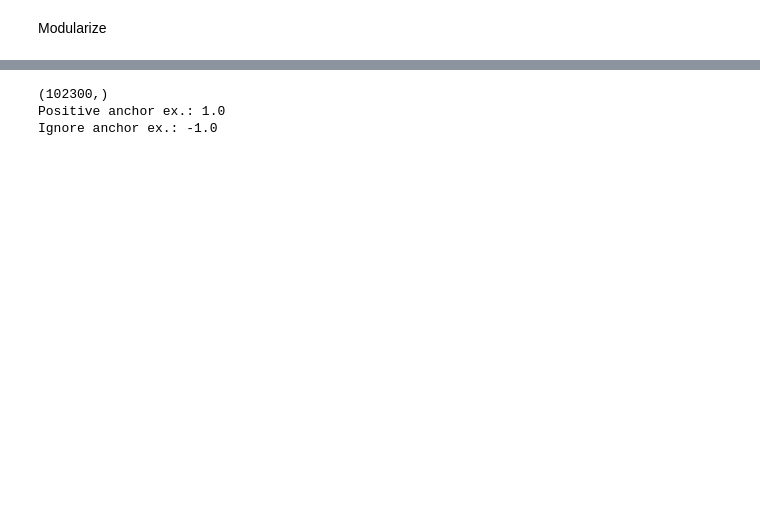
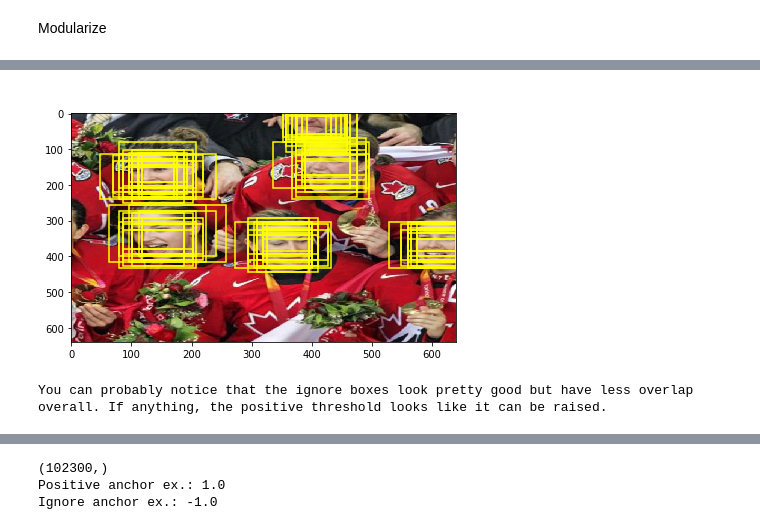
Before and after one commit to boltonn/tfcv, a Jupyter notebook: notebooks/AnchorBoxes.ipynb, the cells around one changed output, grey strips where cells are left out. Saved outputs shown, nothing was run; the diff lists cells and outputs as text; code cells hidden in the pictures; blank space fills up the shorter version.

```diff
--- a/notebooks/AnchorBoxes.ipynb
+++ b/notebooks/AnchorBoxes.ipynb
@@ -710,0 +724,7 @@ STOPPPPPPPPPPPPPPPPPPPPPPPPPPPPPP
+# %%
+positive_anchors = tf.reshape(tf.gather(all_anchors, positive_indices), [positive_indices.shape[0], 4])
+plot_boxes(title='Positive (1) Anchor Boxes', img=img, boxes=positive_anchors, normalized=False, box_color='yellow')
+print('You can probably notice that the ignore boxes look pretty good but have less overlap overall. If anything, the positive threshold looks like it can be raised.')
+# %% [output]
+[figure, added]
+You can probably notice that the ignore boxes look pretty good but have less overlap overall. If anything, the positive threshold looks like it can be raised.
```
Also changed, not shown: parts of 52 cells of this notebook, 5 other files.
